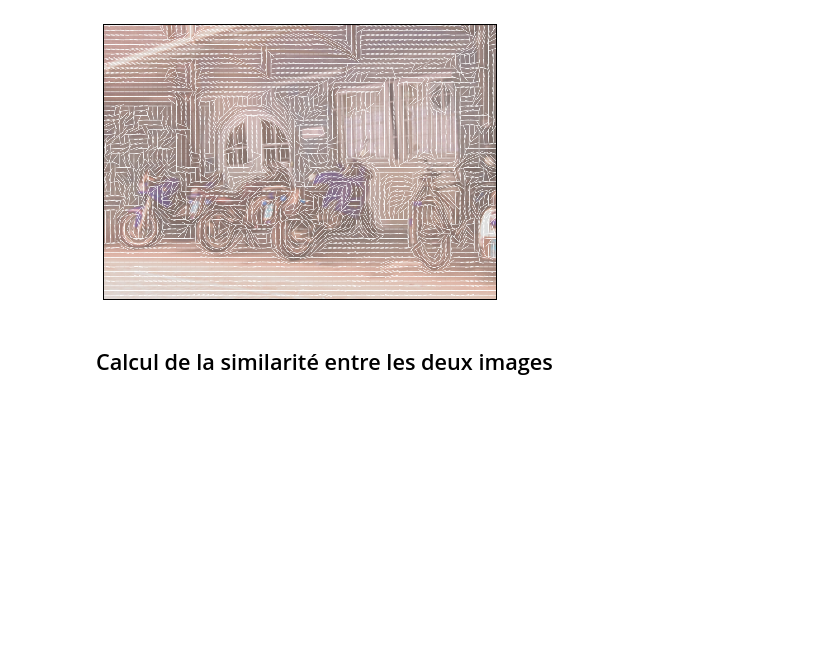
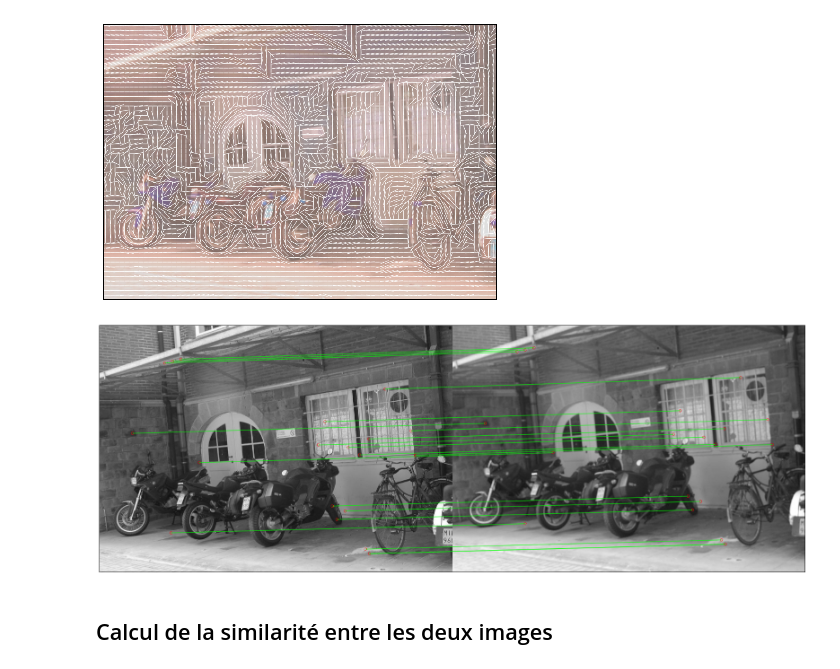
Before and after one commit to cosmith/computer-vision, a Jupyter notebook: tp3/TP3.ipynb, the cells around one changed output. Cells and saved outputs as stored; diff of their text form; code cells hidden in the pictures; blank space fills up the shorter version.

Commit message:
Add SIFT key point matching

```diff
--- a/tp3/TP3.ipynb
+++ b/tp3/TP3.ipynb
@@ -8,16 +8,16 @@ import matplotlib.pyplot as plt
 from matplotlib.colors import Colormap
 %matplotlib inline
 
-def _plot(img):
-    plt.subplots_adjust(left=0.0, right=2.0, bottom=0.0, top=2.0)
+def _plot(img, size=2.0):
+    plt.subplots_adjust(left=0.0, right=size, bottom=0.0, top=size)
     plt.imshow(img)
     plt.xticks([])
     plt.yticks([])
 
-def plot_one(img):
+def plot_one(img, size=2.0):
     plt.figure()
     plt.subplot(121)
-    _plot(img)
+    _plot(img, size)
 
 def plot_by_pair(img1, img2):
     plt.figure()
@@ -88,5 +88,97 @@ test_cornerMinEigenVal("bikes/img_7075.ppm")
 # %% [output]
 [figure]
 [figure]
+# %%
+def draw_matches(img1, kp1, img2, kp2, matches):
+    """
+    My own implementation of cv2.drawMatches as OpenCV 2.4.9
+    does not have this function available but it's supported in
+    OpenCV 3.0.0
+
+    This function takes in two images with their associated
+    keypoints, as well as a list of DMatch data structure (matches)
+    that contains which keypoints matched in which images.
+
+    An image will be produced where a montage is shown with
+    the first image followed by the second image beside it.
+
+    Keypoints are delineated with circles, while lines are connected
+    between matching keypoints.
+
+    img1,img2 - Grayscale images
+    kp1,kp2 - Detected list of keypoints through any of the OpenCV keypoint
+              detection algorithms
+    matches - A list of matches of corresponding keypoints through any
+              OpenCV keypoint matching algorithm
+    """
+    # Create a new output image that concatenates the two images together
+    rows1 = img1.shape[0]
+    cols1 = img1.shape[1]
+    rows2 = img2.shape[0]
+    cols2 = img2.shape[1]
+
+    out = np.zeros((max([rows1, rows2]), cols1 + cols2, 3), dtype='uint8')
+
+    # Place the first image to the left
+    out[:rows1, :cols1, :] = np.dstack([img1, img1, img1])
+
+    # Place the next image to the right of it
+    out[:rows2, cols1:cols1 + cols2, :] = np.dstack([img2, img2, img2])
+
+    # For each pair of points we have between both images
+    # draw circles, then connect a line between them
+    for mat in matches:
+        # Get the matching keypoints for each of the images
+        img1_idx = mat.queryIdx
+        img2_idx = mat.trainIdx
+
+        # x - columns
+        # y - rows
+        x1, y1 = kp1[img1_idx].pt
+        x2, y2 = kp2[img2_idx].pt
+
+        # Draw a small circle at both co-ordinates
+        # radius 4
+        # colour blue
+        # thickness = 1
+        cv2.circle(out, (int(x1), int(y1)), 4, (255, 0, 0), 1)
+        cv2.circle(out, (int(x2) + cols1, int(y2)), 4, (255, 0, 0), 1)
+
+        # Draw a line in between the two points
+        # thickness = 1
+        # colour blue
+        cv2.line(out, (int(x1), int(y1)), (int(x2) + cols1, int(y2)), (0, 255, 0), 1, cv2.CV_AA)
+
+    plot_one(out, 8)
+
+def test_sift(img1_name, img2_name):
+    img1 = cv2.imread(img1_name)
+    img2 = cv2.imread(img2_name)
+
+    img1 = cv2.cvtColor(img1, cv2.COLOR_BGR2GRAY)
+    img2 = cv2.cvtColor(img2, cv2.COLOR_BGR2GRAY)
+
+    sift = cv2.SIFT()
+
+    # find the keypoints and descriptors with SIFT
+    kp1, des1 = sift.detectAndCompute(img1, None)
+    kp2, des2 = sift.detectAndCompute(img2, None)
+
+    # BFMatcher with default params
+    bf = cv2.BFMatcher()
+    matches = bf.knnMatch(des1, des2, k=2)
+
+    # Apply ratio test
+    good = []
+    for m,n in matches:
+        if m.distance < 0.75 * n.distance:
+            good.append(m)
+    good = sorted(good, key=lambda x: x.distance)
+
+    draw_matches(img1, kp1, img2, kp2, good[:20])
+
+test_sift("bikes/img_7069.ppm", "bikes/img_7075.ppm")
+# %% [output]
+[figure, added]
 # %% [markdown]
 ## Calcul de la similarité entre les deux images
```
